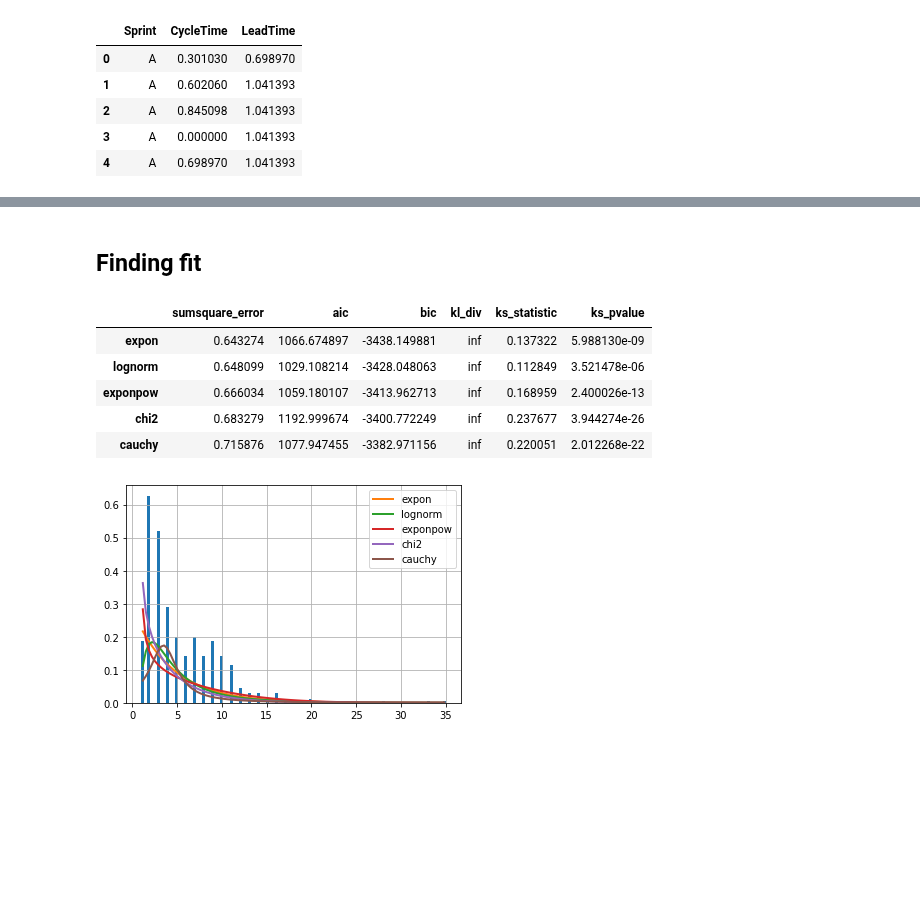
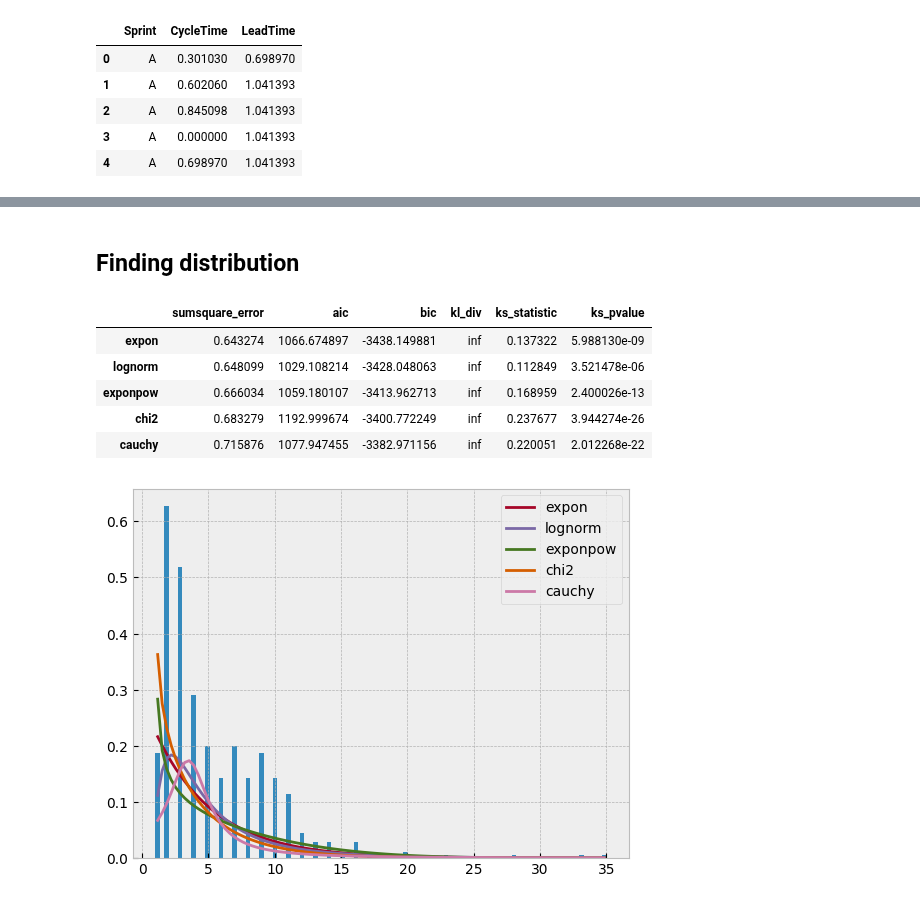
Before and after one commit to zkavtaskin/Lead-Time-Driven-Delivery-Simulation, a Jupyter notebook: Notebook/LittlePower.ipynb, the cells around one changed output, grey strips where cells are left out. Saved outputs shown, nothing was run; the diff lists cells and outputs as text; code cells hidden in the pictures; blank space fills up the shorter version.

```diff
--- a/Notebook/LittlePower.ipynb
+++ b/Notebook/LittlePower.ipynb
@@ -12,6 +18,8 @@ import pandas as pd
 import numpy as np
 import matplotlib.pyplot as plt
 
+plt.style.use('bmh')
+
 sprints = pd.read_csv("sprintTeam.csv")
 sprints["CycleTime"] = sprints["CycleTime"]+1
 sprints["LeadTime"] = sprints["LeadTime"]+1
@@ -110,18 +111,18 @@ sprints["LeadTime"].plot(kind="hist", logx=True, logy=True)
 # %% [markdown]
-## Finding fit
+## Finding distribution
 # %%
 
 from fitter import Fitter, get_common_distributions, get_distributions
 
-f = Fitter(sprints["CycleTime"].values, distributions=get_common_distributions())
-f.fit()
-f.summary()
+f_cycle = Fitter(sprints["CycleTime"].values, distributions=get_common_distributions())
+f_cycle.fit()
+f_cycle.summary()
 # %% [output]
 |  | sumsquare_error | aic | bic | kl_div | ks_statistic | ks_pvalue |
 | expon | 0.643274 | 1066.674897 | -3438.149881 | inf | 0.137322 | 5.988130e-09 |
 | lognorm | 0.648099 | 1029.108214 | -3428.048063 | inf | 0.112849 | 3.521478e-06 |
 | exponpow | 0.666034 | 1059.180107 | -3413.962713 | inf | 0.168959 | 2.400026e-13 |
 | chi2 | 0.683279 | 1192.999674 | -3400.772249 | inf | 0.237677 | 3.944274e-26 |
 | cauchy | 0.715876 | 1077.947455 | -3382.971156 | inf | 0.220051 | 2.012268e-22 |
-[figure, old version]
+[figure, new version]
 # %%
```
Also changed, not shown: parts of 12 cells of this notebook.
